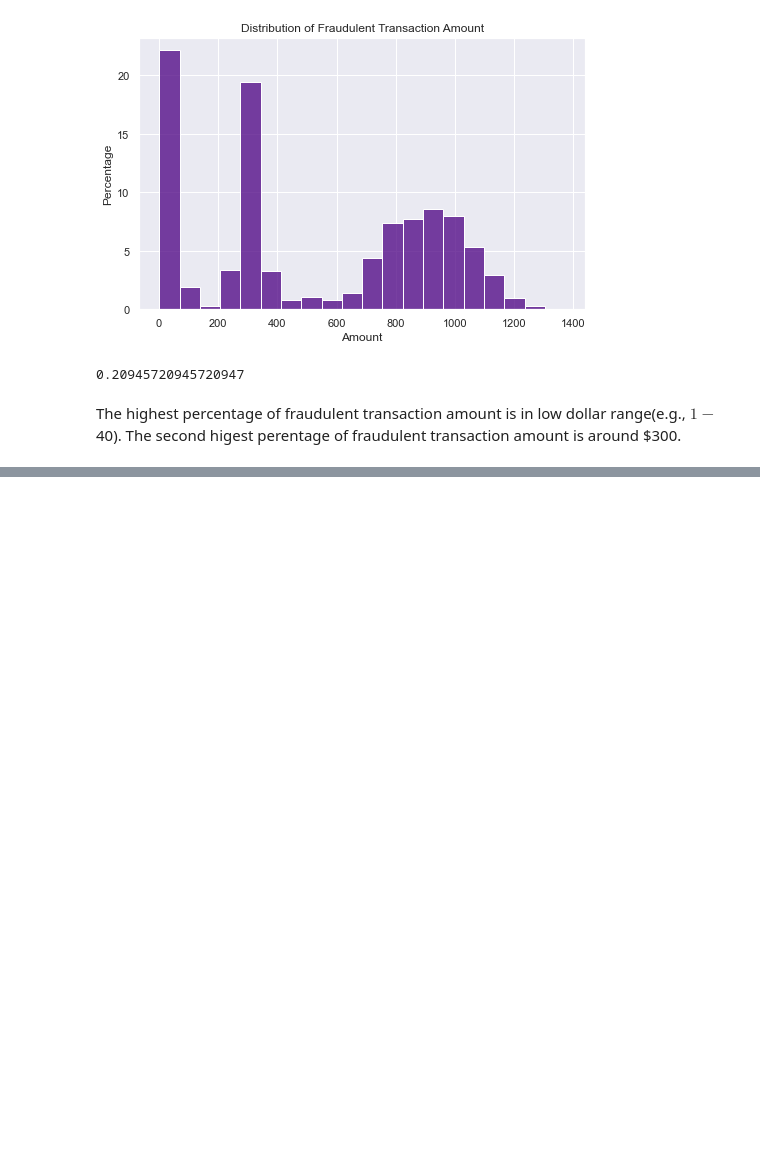
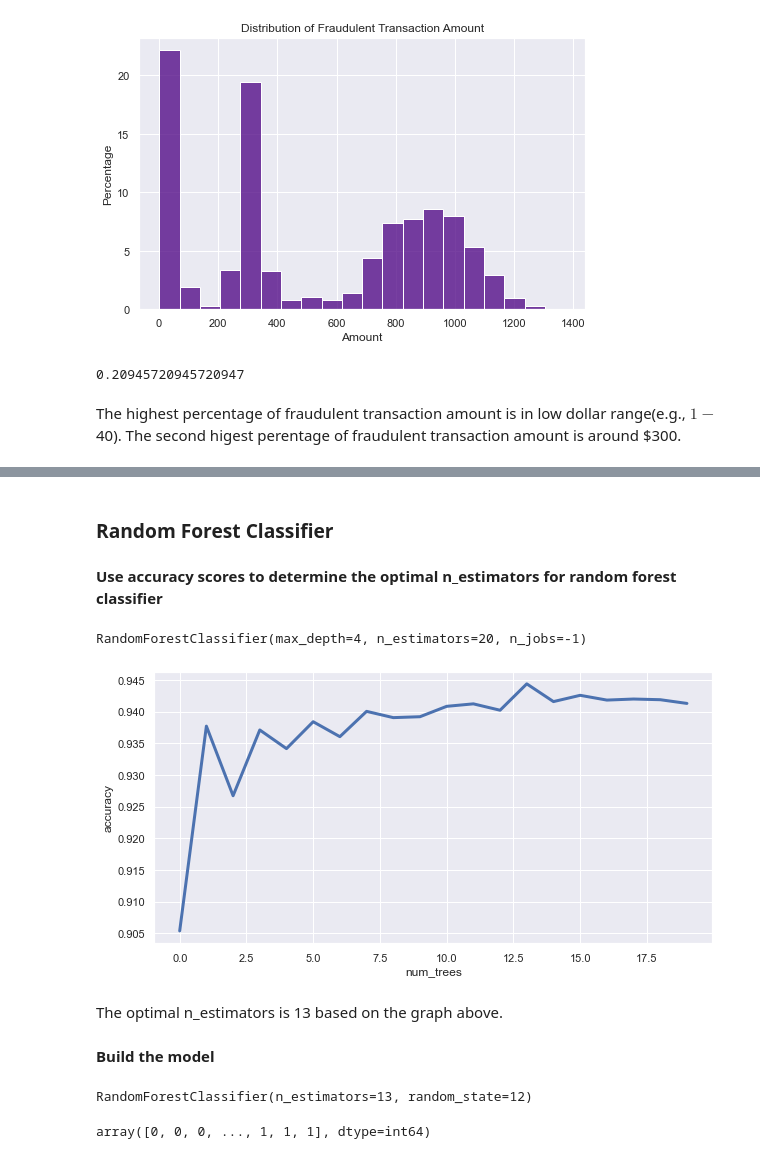
Before and after one commit to MeganWang393/PortfolioProjects, a Jupyter notebook: Credit Card Fraud EDA.ipynb, the cells around one changed output, grey strips where cells are left out. Cells and saved outputs as stored; diff of their text form; code cells hidden in the pictures; blank space fills up the shorter version.

```diff
--- a/Credit Card Fraud EDA.ipynb
+++ b/Credit Card Fraud EDA.ipynb
@@ -408,0 +648,45 @@ The highest percentage of fraudulent transaction amount is in low dollar range(e
+# %% [markdown]
+### Random Forest Classifier
+# %% [markdown]
+**Use accuracy scores to determine the optimal n_estimators for random forest classifier**
+# %%
+#Set n_estimators to a higher value.
+from sklearn.ensemble import RandomForestClassifier
+rf = RandomForestClassifier(n_estimators=20, max_depth=4, n_jobs=-1)
+rf.fit(X_train2, y_train2)
+# %% [output]
+RandomForestClassifier(max_depth=4, n_estimators=20, n_jobs=-1)
+# %%
+#Get predictions for each tree in Random Forest separately
+predictions = []
+for tree in rf.estimators_:
+    predictions.append(tree.predict_proba(X_test2)[None, :])
+# %%
+#Concatenate the predictions
+predictions = np.vstack(predictions)
+# %%
+#Сompute cumulative average of the predictions
+cum_mean = np.cumsum(predictions, axis=0)/np.arange(1, predictions.shape[0] + 1)[:, None, None]
+# %%
+#Get accuracy scores for each n_estimators value
+from sklearn.metrics import accuracy_score
+scores = []
+for pred in cum_mean:
+    scores.append(accuracy_score(y_test2, np.argmax(pred, axis=1)))
+# %%
+#Plot the scores to determine the optimal n_estimators
+plt.figure(figsize=(10, 5))
+plt.plot(scores, linewidth=3)
+plt.xlabel('num_trees')
+plt.ylabel('accuracy');
+# %% [output]
+[figure, added]
+# %% [markdown]
+The optimal n_estimators is 13 based on the graph above.
+# %% [markdown]
+**Build the model**
+# %%
+RanFor_model = RandomForestClassifier(n_estimators=13, random_state=12)
+RanFor_model.fit(X_train2,y_train2)
+# %% [output]
+RandomForestClassifier(n_estimators=13, random_state=12)
@@ -408,0 +695,4 @@ The highest percentage of fraudulent transaction amount is in low dollar range(e
+# %%
+y_predict_RF
+# %% [output]
+array([0, 0, 0, ..., 1, 1, 1], dtype=int64)
```
Also changed, not shown: parts of 37 cells of this notebook.
